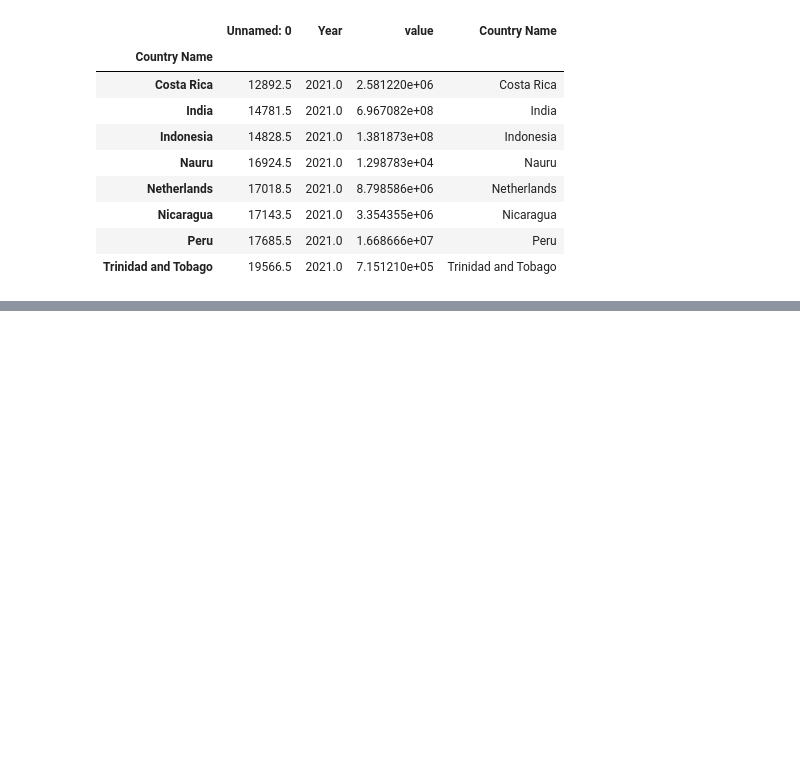
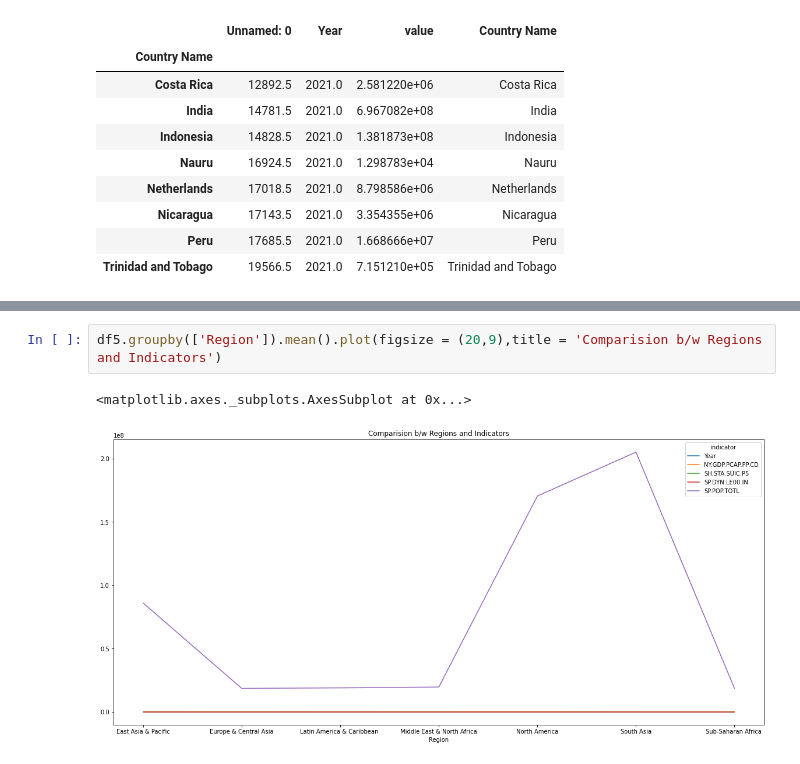
Before and after one commit to sowmith8899/data690_skola2, a Jupyter notebook: assignment_07/assignment_07.ipynb, the cells around one changed output, grey strips where cells are left out. Drawn from its saved outputs; the diff is of its cells as text; blank space fills up the shorter version.

```diff
--- a/assignment_07/assignment_07.ipynb
+++ b/assignment_07/assignment_07.ipynb
@@ -245 +250,6 @@ df5
+# %%
+df5.groupby(['Region']).mean().plot(figsize = (20,9),title = 'Comparision b/w Regions and Indicators')
+# %% [output]
+<matplotlib.axes._subplots.AxesSubplot at 0x...>
+[figure, added]
 # %%
```
Also changed, not shown: parts of 7 cells of this notebook.
